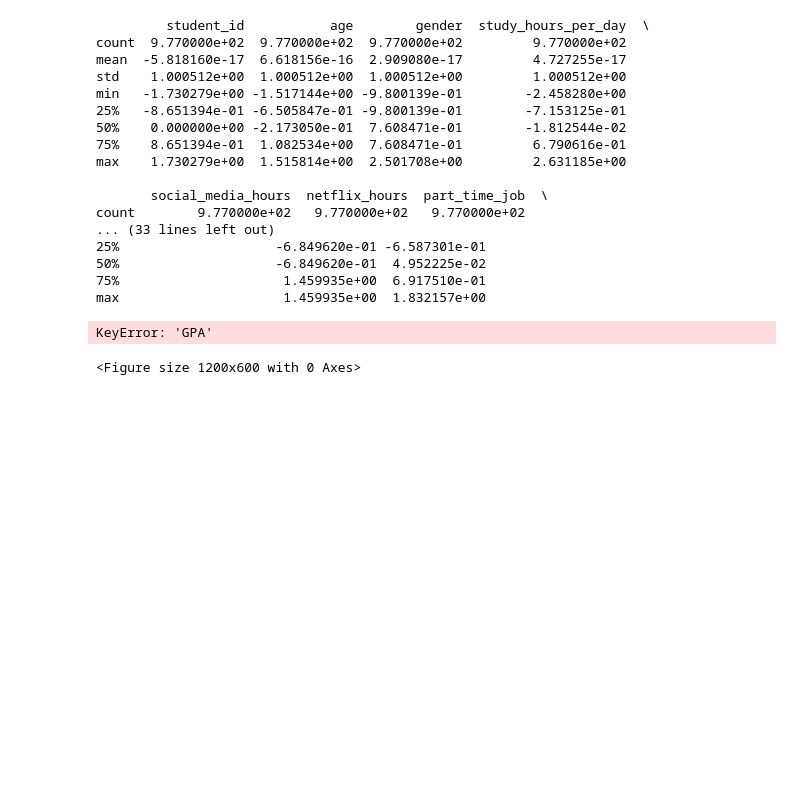
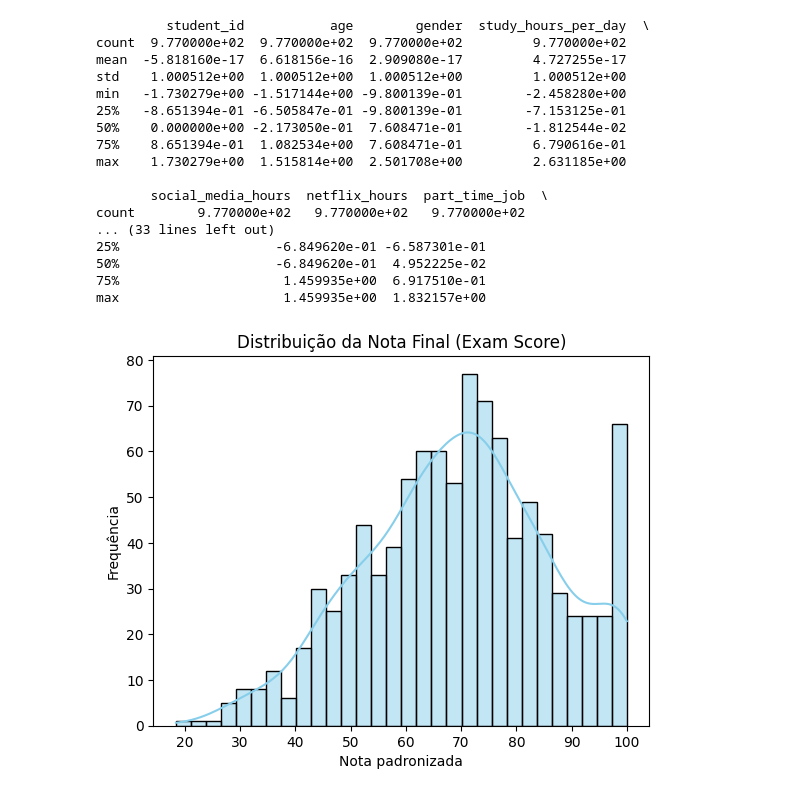
Before and after one commit to RafaelSpumbergSeus/students-habits, a Jupyter notebook: Student_Habits.ipynb, the cells around one changed output. Cells and saved outputs as stored; diff of their text form; code cells hidden in the pictures; blank space fills up the shorter version.

```diff
--- a/Student_Habits.ipynb
+++ b/Student_Habits.ipynb
@@ -131,11 +131,10 @@ count        9.770000e+02   9.770000e+02   9.770000e+02
 75%                     1.459935e+00  6.917510e-01
 max                     1.459935e+00  1.832157e+00
 # %%
-# Visualizações TIRAR GPA
-plt.figure(figsize=(12, 6))
-sns.histplot(df['GPA'], kde=True)
-plt.title('Distribuição do GPA')
+sns.histplot(df["exam_score"], kde=True, bins=30, color="skyblue")
+plt.title("Distribuição da Nota Final (Exam Score)")
+plt.xlabel("Nota padronizada")
+plt.ylabel("Frequência")
 plt.show()
 # %% [output]
-KeyError: 'GPA'
-<Figure size 1200x600 with 0 Axes>
+[figure, added]
```
Also changed, not shown: parts of 17 cells of this notebook.
